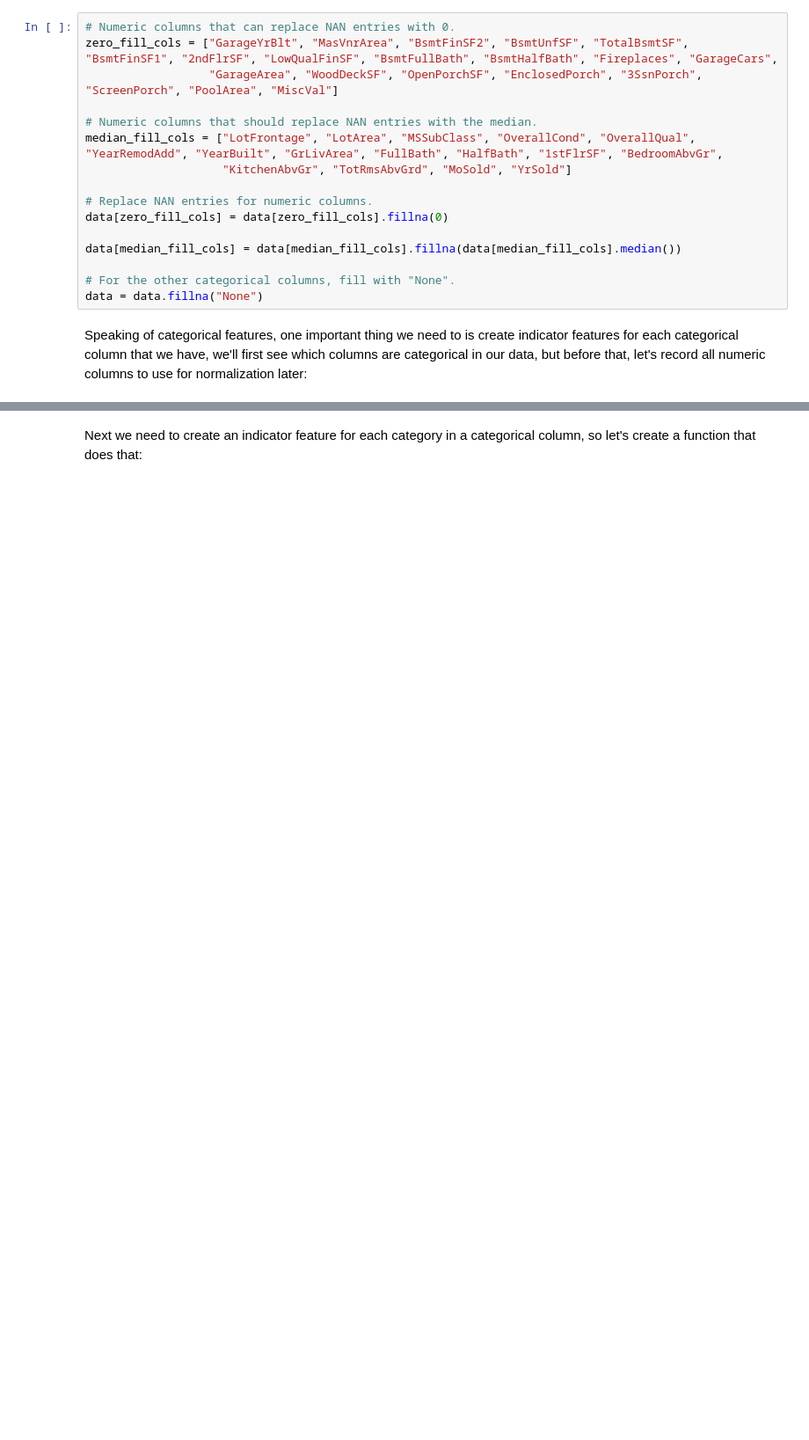
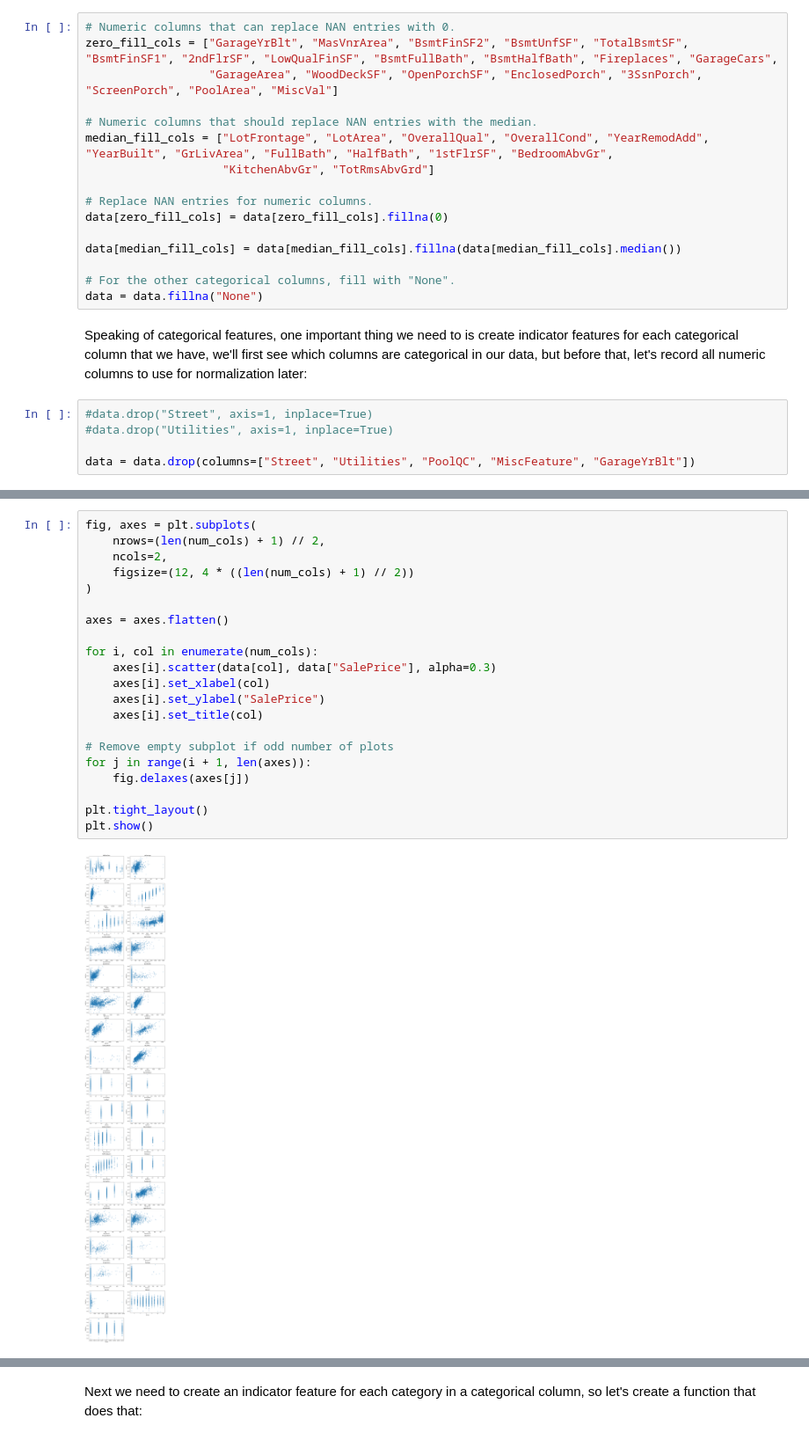
Before and after one commit to apm177/House-Price-Prediction, a Jupyter notebook: Data Exploration and Training.ipynb, the cells around one changed output, grey strips where cells are left out. Shown at 88% size. Drawn from its saved outputs; the diff is of its cells as text; blank space fills up the shorter version.

```diff
--- a/Data Exploration and Training.ipynb
+++ b/Data Exploration and Training.ipynb
@@ -109,8 +109,8 @@ zero_fill_cols = ["GarageYrBlt", "MasVnrArea", "BsmtFinSF2", "BsmtUnfSF", "Total
                   "GarageArea", "WoodDeckSF", "OpenPorchSF", "EnclosedPorch", "3SsnPorch", "ScreenPorch", "PoolArea", "MiscVal"]
 
 # Numeric columns that should replace NAN entries with the median.
-median_fill_cols = ["LotFrontage", "LotArea", "MSSubClass", "OverallCond", "OverallQual", "YearRemodAdd", "YearBuilt", "GrLivArea", "FullBath", "HalfBath", "1stFlrSF", "BedroomAbvGr",
-                    "KitchenAbvGr", "TotRmsAbvGrd", "MoSold", "YrSold"]
+median_fill_cols = ["LotFrontage", "LotArea", "OverallQual", "OverallCond", "YearRemodAdd", "YearBuilt", "GrLivArea", "FullBath", "HalfBath", "1stFlrSF", "BedroomAbvGr",
+                    "KitchenAbvGr", "TotRmsAbvGrd"]
 
 # Replace NAN entries for numeric columns.
 data[zero_fill_cols] = data[zero_fill_cols].fillna(0)
@@ -121,5 +121,10 @@ data[median_fill_cols] = data[median_fill_cols].fillna(data[median_fill_cols].me
 data = data.fillna("None")
 # %% [markdown]
 Speaking of categorical features, one important thing we need to is create indicator features for each categorical column that we have, we'll first see which columns are categorical in our data, but before that, let's record all numeric columns to use for normalization later:
+# %%
+#data.drop("Street", axis=1, inplace=True)
+#data.drop("Utilities", axis=1, inplace=True)
+
+data = data.drop(columns=["Street", "Utilities", "PoolQC", "MiscFeature", "GarageYrBlt"])
 # %%
 # For normalization later:
@@ -127,0 +133,23 @@ norm_cols = [col for col in norm_cols if col not in ["Id", "SalePrice"]]
+# %%
+fig, axes = plt.subplots(
+    nrows=(len(num_cols) + 1) // 2,
+    ncols=2,
+    figsize=(12, 4 * ((len(num_cols) + 1) // 2))
+)
+
+axes = axes.flatten()
+
+for i, col in enumerate(num_cols):
+    axes[i].scatter(data[col], data["SalePrice"], alpha=0.3)
+    axes[i].set_xlabel(col)
+    axes[i].set_ylabel("SalePrice")
+    axes[i].set_title(col)
+
+# Remove empty subplot if odd number of plots
+for j in range(i + 1, len(axes)):
+    fig.delaxes(axes[j])
+
+plt.tight_layout()
+plt.show()
+# %% [output]
+[figure, added]
```
Also changed, not shown: parts of 11 cells of this notebook, 1 other file.
